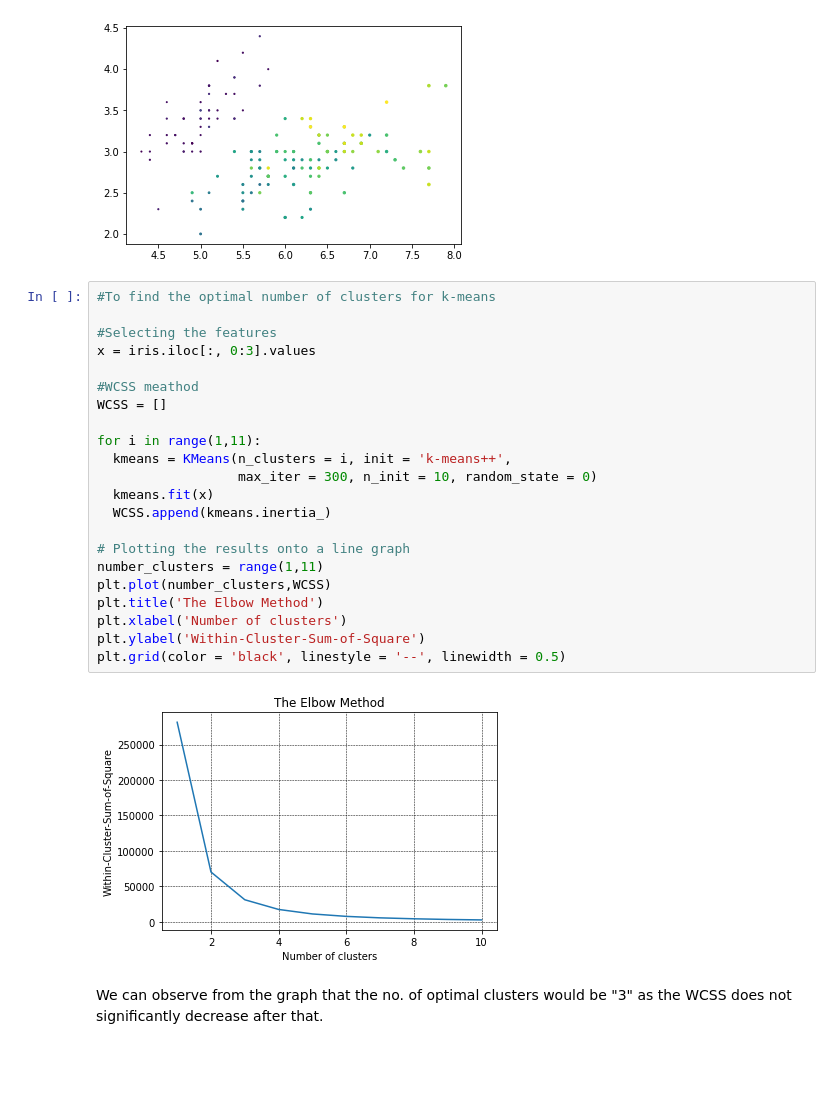
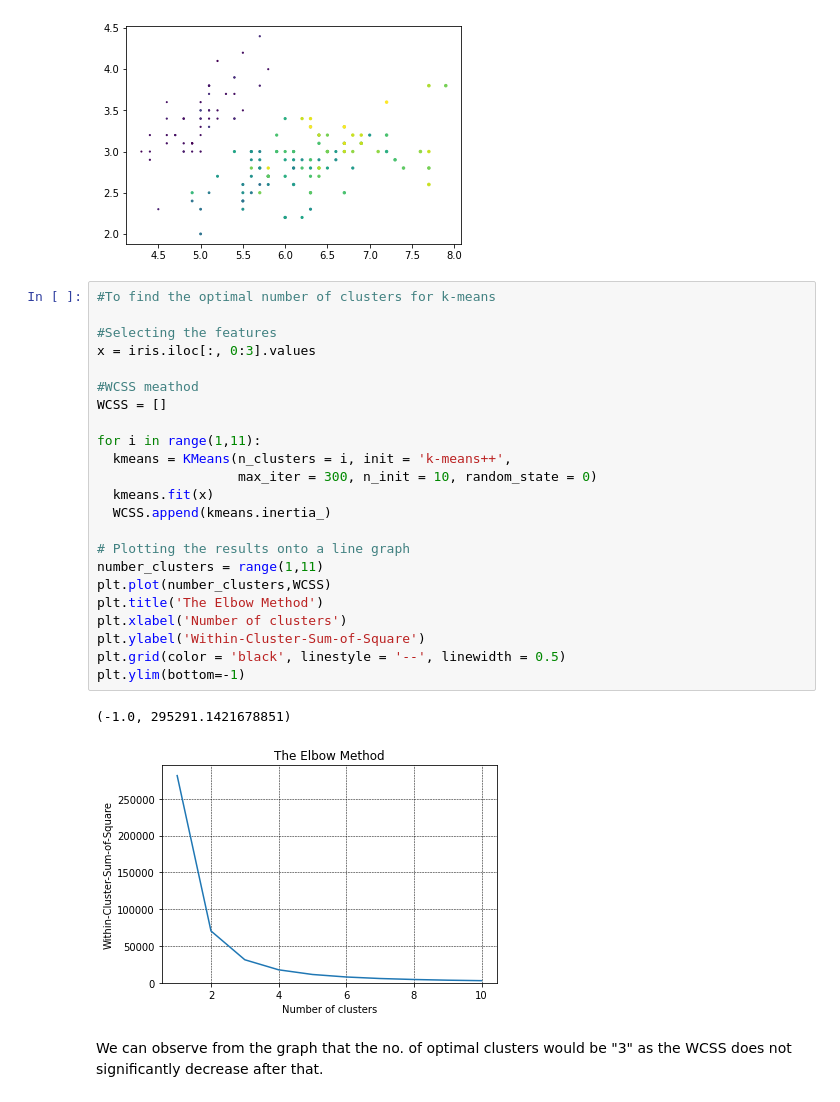
Before and after one commit to asmaumer/Kmeans-on-iris-data, a Jupyter notebook: Beginner_task2.ipynb, the cells around one changed output. Drawn from its saved outputs; the diff is of its cells as text; blank space fills up the shorter version.

```diff
--- a/Beginner_task2.ipynb
+++ b/Beginner_task2.ipynb
@@ -28,27 +28,29 @@ plt.scatter(iris['SepalLengthCm'],iris['SepalWidthCm'], iris['PetalLengthCm'], i
 # %%
 #To find the optimal number of clusters for k-means
 
 #Selecting the features
 x = iris.iloc[:, 0:3].values
 
 #WCSS meathod
 WCSS = []
 
 for i in range(1,11):
   kmeans = KMeans(n_clusters = i, init = 'k-means++',
                   max_iter = 300, n_init = 10, random_state = 0)
   kmeans.fit(x)
   WCSS.append(kmeans.inertia_)
 
 # Plotting the results onto a line graph
 number_clusters = range(1,11)
 plt.plot(number_clusters,WCSS)
 plt.title('The Elbow Method')
 plt.xlabel('Number of clusters')
 plt.ylabel('Within-Cluster-Sum-of-Square')
 plt.grid(color = 'black', linestyle = '--', linewidth = 0.5)
+plt.ylim(bottom=-1)
 # %% [output]
+(-1.0, 295291.1421678851)
-[figure, old version]
+[figure, new version]
 # %% [markdown]
 We can observe from the graph that the no. of optimal clusters would be "3" as the WCSS does not significantly decrease after that.
 # %%
```
Also changed, not shown: parts of 1 cell of this notebook.
